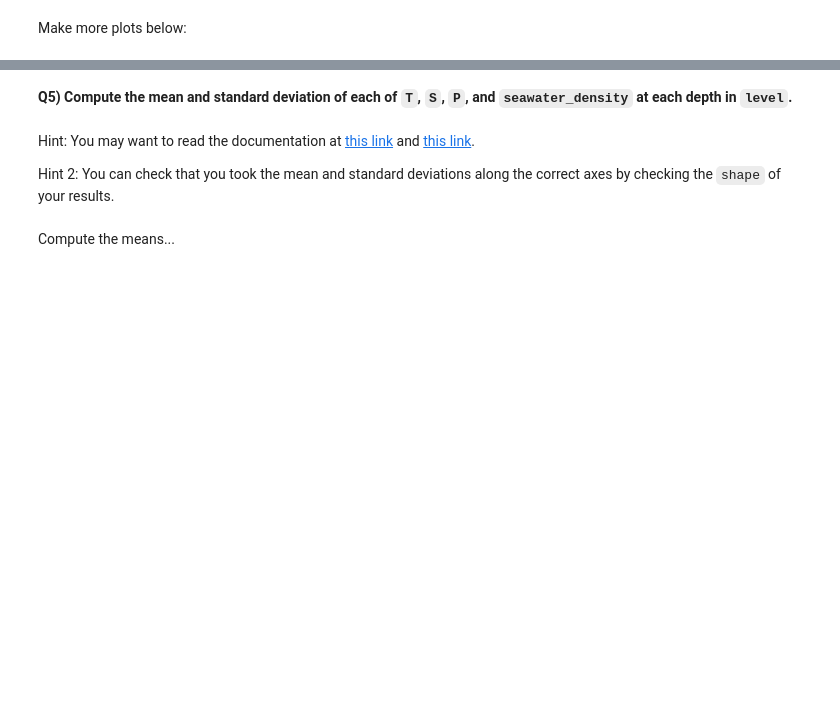
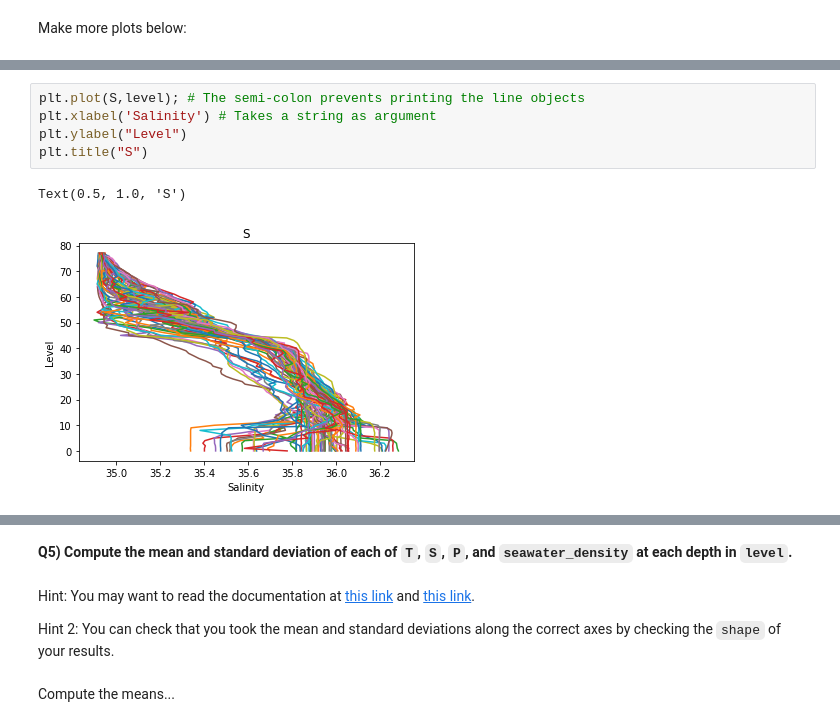
Before and after one commit to MaxHenk/2022_Intro_Python, a Jupyter notebook: Exercises/W2_S1.ipynb, the cells around one changed output, grey strips where cells are left out. Cells and saved outputs as stored; diff of their text form; blank space fills up the shorter version.

```diff
--- a/Exercises/W2_S1.ipynb
+++ b/Exercises/W2_S1.ipynb
@@ -237,0 +264,8 @@ Make more plots below:
+# %%
+plt.plot(S,level); # The semi-colon prevents printing the line objects
+plt.xlabel('Salinity') # Takes a string as argument
+plt.ylabel("Level")
+plt.title("S")
+# %% [output]
+Text(0.5, 1.0, 'S')
+[figure, added]
```
Also changed, not shown: parts of 24 cells of this notebook.
